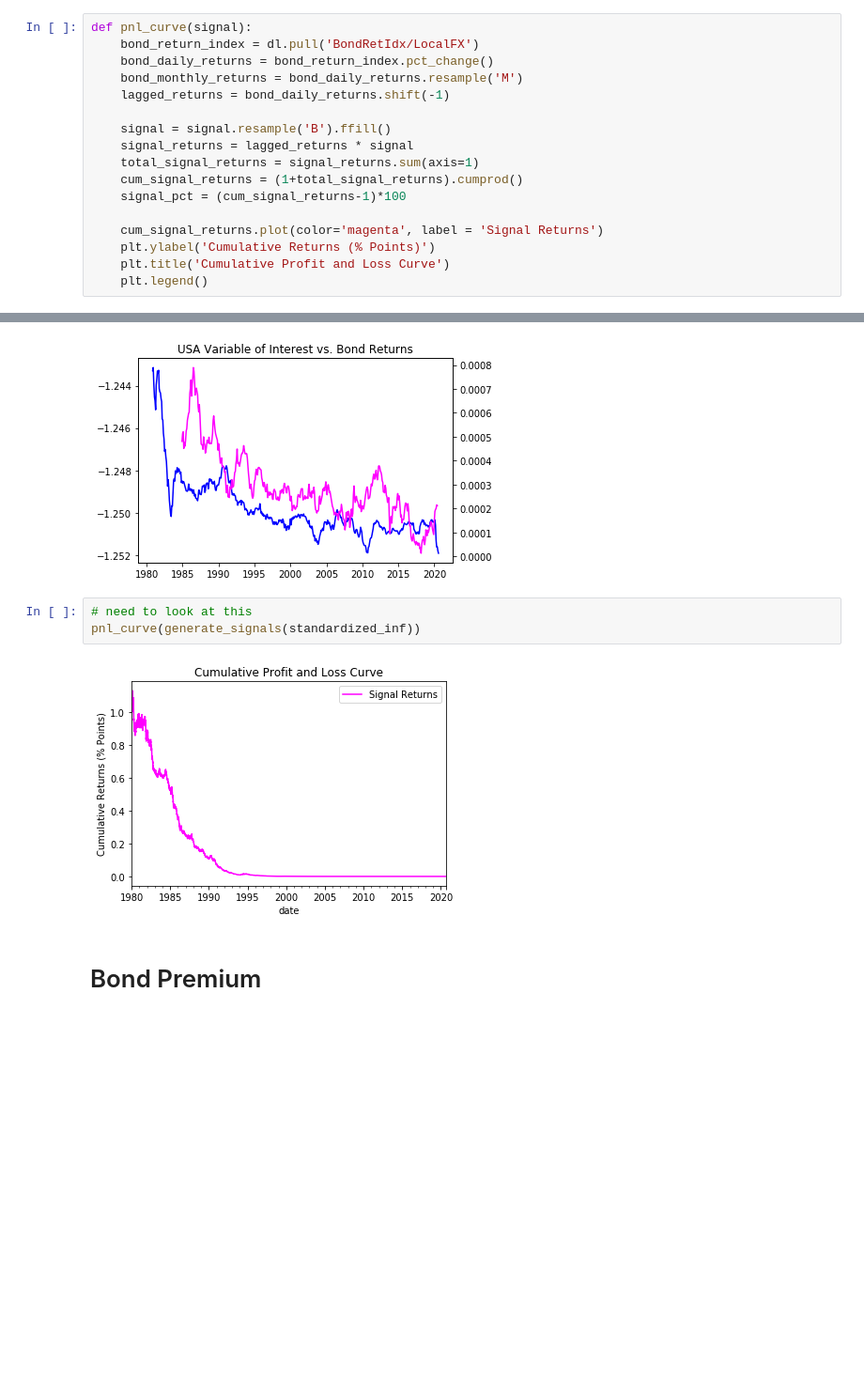
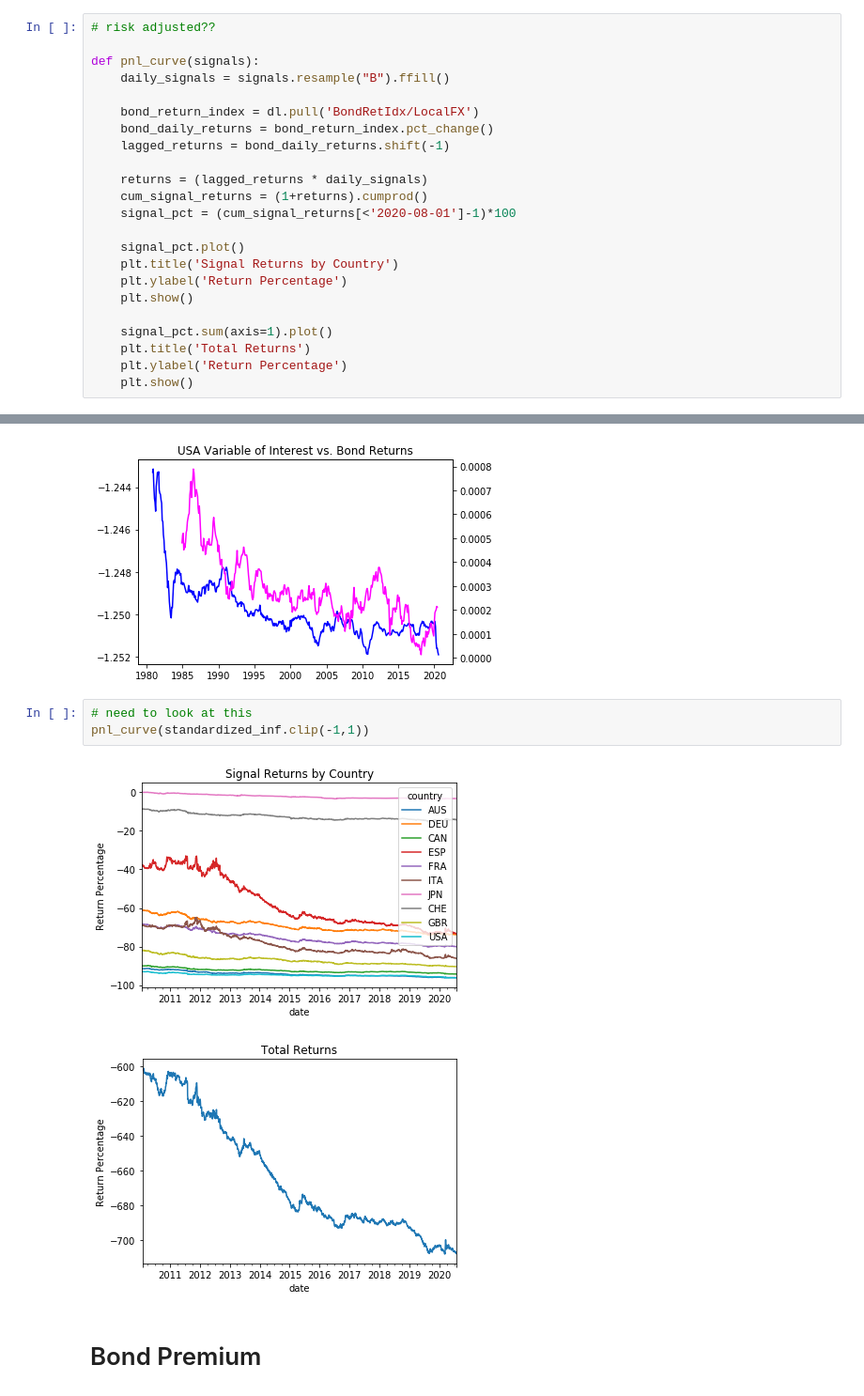
Before and after one commit to Mike-Huntress/Internship2020, a Jupyter notebook: SampleSignal/Build Project Indicators.ipynb, the cells around one changed output, grey strips where cells are left out. Shown at 94% size. Cells and saved outputs as stored; diff of their text form; blank space fills up the shorter version.

```diff
--- a/SampleSignal/Build Project Indicators.ipynb
+++ b/SampleSignal/Build Project Indicators.ipynb
@@ -45,20 +45,26 @@ country_codes = dl.pull('LongRates').columns
 **Leaning towards curve height, change in GDP, and CPI/SA (possibly with monetary base as well)**
 # %% [markdown]
 # Profit and Loss Curve
-# %%
-def pnl_curve(signal):
-    bond_return_index = dl.pull('BondRetIdx/LocalFX')
-    bond_daily_returns = bond_return_index.pct_change()
-    bond_monthly_returns = bond_daily_returns.resample('M')
-    lagged_returns = bond_daily_returns.shift(-1)
-
-    signal = signal.resample('B').ffill()
-    signal_returns = lagged_returns * signal
-    total_signal_returns = signal_returns.sum(axis=1)
-    cum_signal_returns = (1+total_signal_returns).cumprod()
-    signal_pct = (cum_signal_returns-1)*100
-
-    cum_signal_returns.plot(color='magenta', label = 'Signal Returns')
-    plt.ylabel('Cumulative Returns (% Points)')
-    plt.title('Cumulative Profit and Loss Curve')
-    plt.legend()
+# %%
+# risk adjusted??
+
+def pnl_curve(signals):
+    daily_signals = signals.resample("B").ffill()
+
+    bond_return_index = dl.pull('BondRetIdx/LocalFX')
+    bond_daily_returns = bond_return_index.pct_change()
+    lagged_returns = bond_daily_returns.shift(-1)
+
+    returns = (lagged_returns * daily_signals)
+    cum_signal_returns = (1+returns).cumprod()
+    signal_pct = (cum_signal_returns[<'2020-08-01']-1)*100
+
+    signal_pct.plot()
+    plt.title('Signal Returns by Country')
+    plt.ylabel('Return Percentage')
+    plt.show()
+
+    signal_pct.sum(axis=1).plot()
+    plt.title('Total Returns')
+    plt.ylabel('Return Percentage')
+    plt.show()
@@ -216,9 +236,10 @@ plot_vs_returns(standardized_inf, 10)
 [figure]
 # %%
 # need to look at this
-pnl_curve(generate_signals(standardized_inf))
+pnl_curve(standardized_inf.clip(-1,1))
 # %% [output]
-[figure, old version]
+[figure, new version]
+[figure, added]
 # %% [markdown]
 # Bond Premium
 # %%
```
Also changed, not shown: parts of 6 cells of this notebook.
